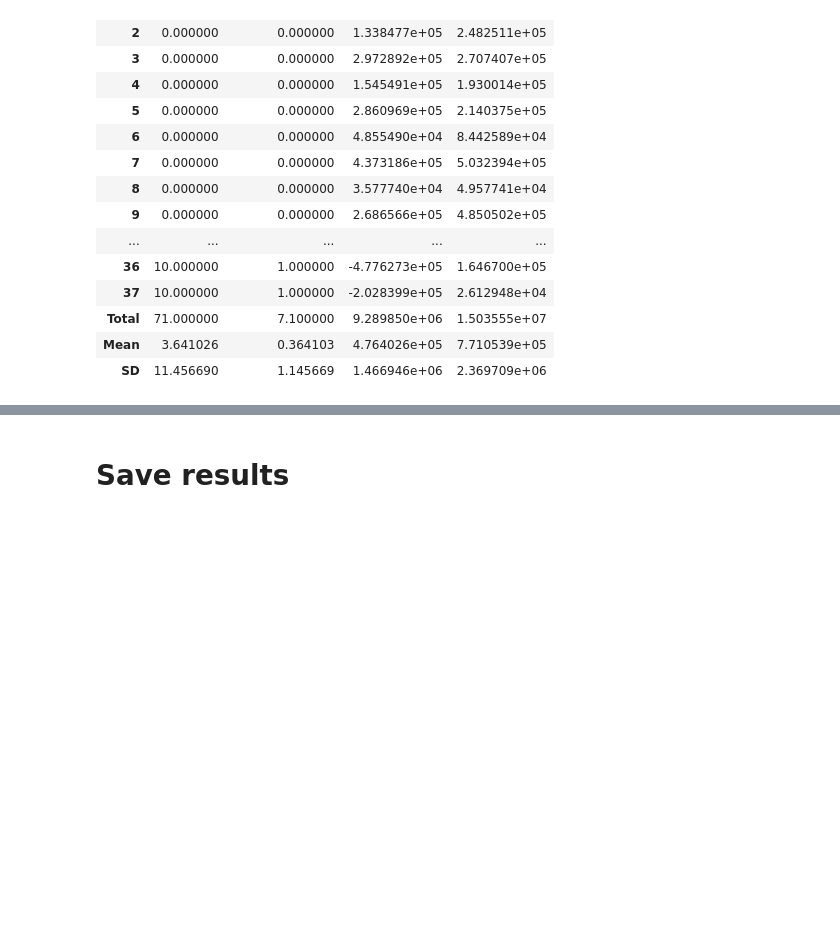
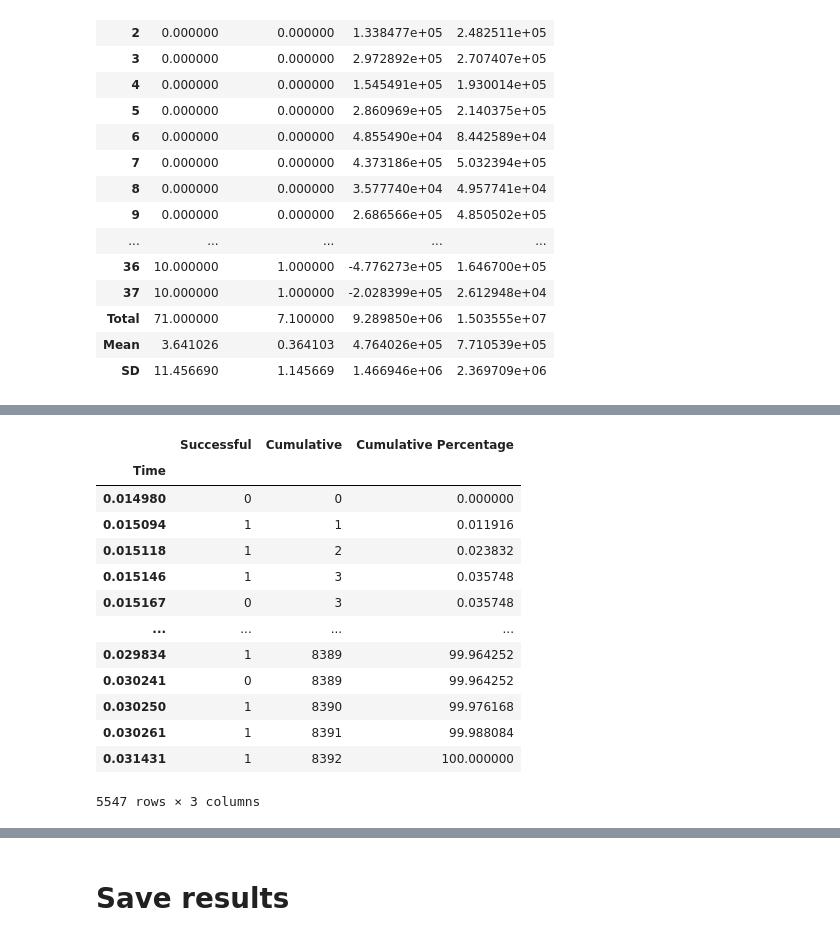
Before and after one commit to rienath/Estimating-Penalty-Coefficients-for-QUBO-Problems, a Jupyter notebook: Project and Deliverables/Implementation/Notebooks/Testing.ipynb, the cells around one changed output, grey strips where cells are left out. Cells and saved outputs as stored; diff of their text form; code cells hidden in the pictures; blank space fills up the shorter version.

```diff
--- a/Project and Deliverables/Implementation/Notebooks/Testing.ipynb
+++ b/Project and Deliverables/Implementation/Notebooks/Testing.ipynb
@@ -447,19 +489,21 @@ plt.plot(x, cumulative_y_percentage)
 # %%
-#run solver
+times = []
+energies = []
 sampler = tabu.TabuSampler()
-
-x = []
-y = []
-
+repeats = 10000
 # Hyperparameters
 timeout = 10 # default 20
 problem_num = 25
-# num restarts has to be 1 (Towards a Characterisation of the Behaviour of Stochastic Local Search Algorithms for SAT)
-for seed in range(1, 1000):
+
+# num_restarts has to be 1 (Towards a Characterisation of the Behaviour of Stochastic Local Search Algorithms for SAT)
+for seed in range(1, repeats):
+    # Record start time
     start = time.time()
-    response =  sampler.sample_qubo(newQs[problem_num], seed = seed, timeout=timeout, num_reads=1, num_restarts=1)
+    # Run algorithms
+    response =  sampler.sample_qubo(QUBOs[problem_num], seed=seed, timeout=timeout, num_reads=1, num_restarts=1)
+    # Record end time and find the difference, which is equivalent to run time
     end = time.time()
-    x.append(end - start)
+    times.append(end - start)
     data = response.data(fields=['energy'])
     energy = next(data).energy
-    y.append(energy)
+    energies.append(energy)
@@ -479,0 +510,31 @@ plt.plot(x, cumulative_y_percentage)
+# %%
+# Sort both lists by the number of steps
+times, eneriges = (list(elements) for elements in zip(*sorted(zip(times, energies))))
+# Our target is the mean energy
+target = (sum(eneriges)/len(eneriges))
+# Find runs that got energy above our target
+successful = [i < target for i in energies]
+# Make a dataframe
+rtd = pd.DataFrame({'Time' : times, 'Successful' : successful})
+# Sum successful runs by repeating steps
+rtd = rtd.groupby(by=['Time'], axis=0).sum()
+# Calculate cumulative number of successful runs
+rtd['Cumulative'] = rtd['Successful'].cumsum()
+# Calculate cumulative percentage of successful runs
+rtd['Cumulative Percentage'] = rtd['Cumulative']/max(rtd['Cumulative']) * 100
+rtd
+# %% [output]
+|  | Successful | Cumulative | Cumulative Percentage |
+| Time |  |  |  |
+| 0.014980 | 0 | 0 | 0.000000 |
+| 0.015094 | 1 | 1 | 0.011916 |
+| 0.015118 | 1 | 2 | 0.023832 |
+| 0.015146 | 1 | 3 | 0.035748 |
+| 0.015167 | 0 | 3 | 0.035748 |
+| ... | ... | ... | ... |
+| 0.029834 | 1 | 8389 | 99.964252 |
+| 0.030241 | 0 | 8389 | 99.964252 |
+| 0.030250 | 1 | 8390 | 99.976168 |
+| 0.030261 | 1 | 8391 | 99.988084 |
+| 0.031431 | 1 | 8392 | 100.000000 |
+5547 rows × 3 columns
```
Also changed, not shown: parts of 15 cells of this notebook, 1 other file.
